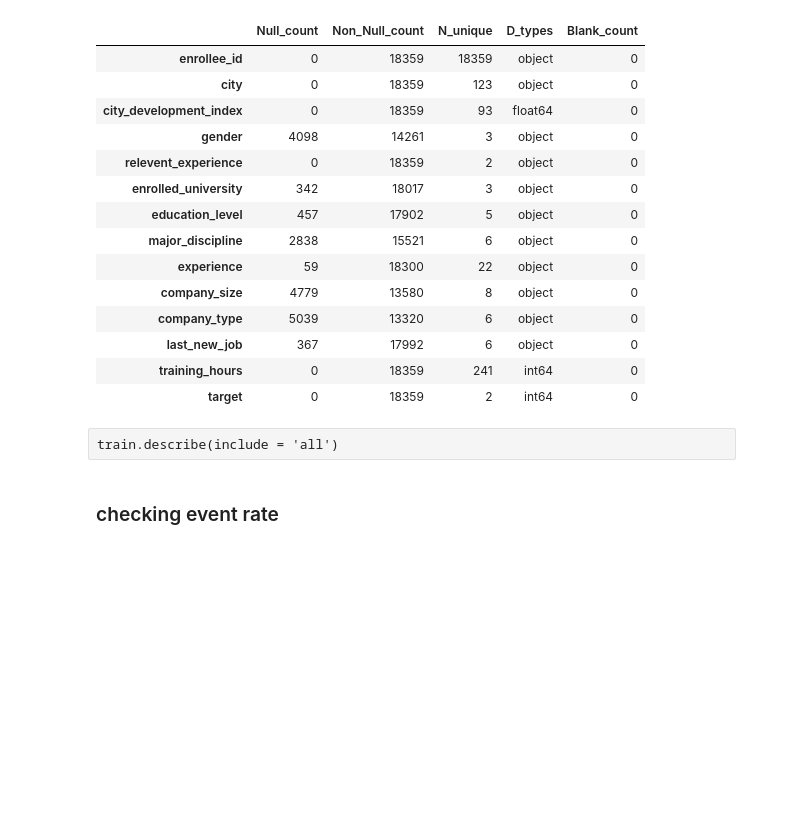
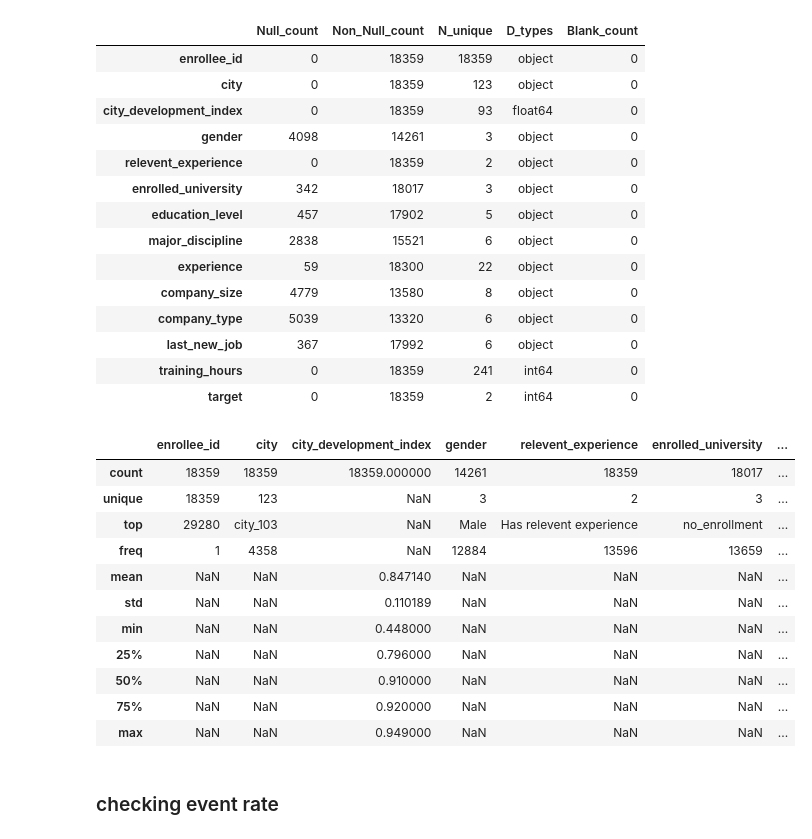
Before and after one commit to Vishnu1183/Hackathons, a Jupyter notebook: AV_HR_08May20/AV_HR_Cleaning_Feature_Engineering.ipynb, the cells around one changed output. Drawn from its saved outputs; the diff is of its cells as text; code cells hidden in the pictures; blank space fills up the shorter version.

```diff
--- a/AV_HR_08May20/AV_HR_Cleaning_Feature_Engineering.ipynb
+++ b/AV_HR_08May20/AV_HR_Cleaning_Feature_Engineering.ipynb
@@ -75,8 +75,21 @@ data_info(train)
 | last_new_job | 367 | 17992 | 6 | object | 0 |
 | training_hours | 0 | 18359 | 241 | int64 | 0 |
 | target | 0 | 18359 | 2 | int64 | 0 |
-# %% [raw]
-train.describe(include = 'all')
+# %%
+train.describe(include = 'all')
+# %% [output]
+|  | enrollee_id | city | city_development_index | gender | relevent_experience | enrolled_university | ... |
+| count | 18359 | 18359 | 18359.000000 | 14261 | 18359 | 18017 | ... |
+| unique | 18359 | 123 | NaN | 3 | 2 | 3 | ... |
+| top | 29280 | city_103 | NaN | Male | Has relevent experience | no_enrollment | ... |
+| freq | 1 | 4358 | NaN | 12884 | 13596 | 13659 | ... |
+| mean | NaN | NaN | 0.847140 | NaN | NaN | NaN | ... |
+| std | NaN | NaN | 0.110189 | NaN | NaN | NaN | ... |
+| min | NaN | NaN | 0.448000 | NaN | NaN | NaN | ... |
+| 25% | NaN | NaN | 0.796000 | NaN | NaN | NaN | ... |
+| 50% | NaN | NaN | 0.910000 | NaN | NaN | NaN | ... |
+| 75% | NaN | NaN | 0.920000 | NaN | NaN | NaN | ... |
+| max | NaN | NaN | 0.949000 | NaN | NaN | NaN | ... |
 # %% [markdown]
 ### checking event rate
 # %%
```
Also changed, not shown: parts of 30 cells of this notebook.
